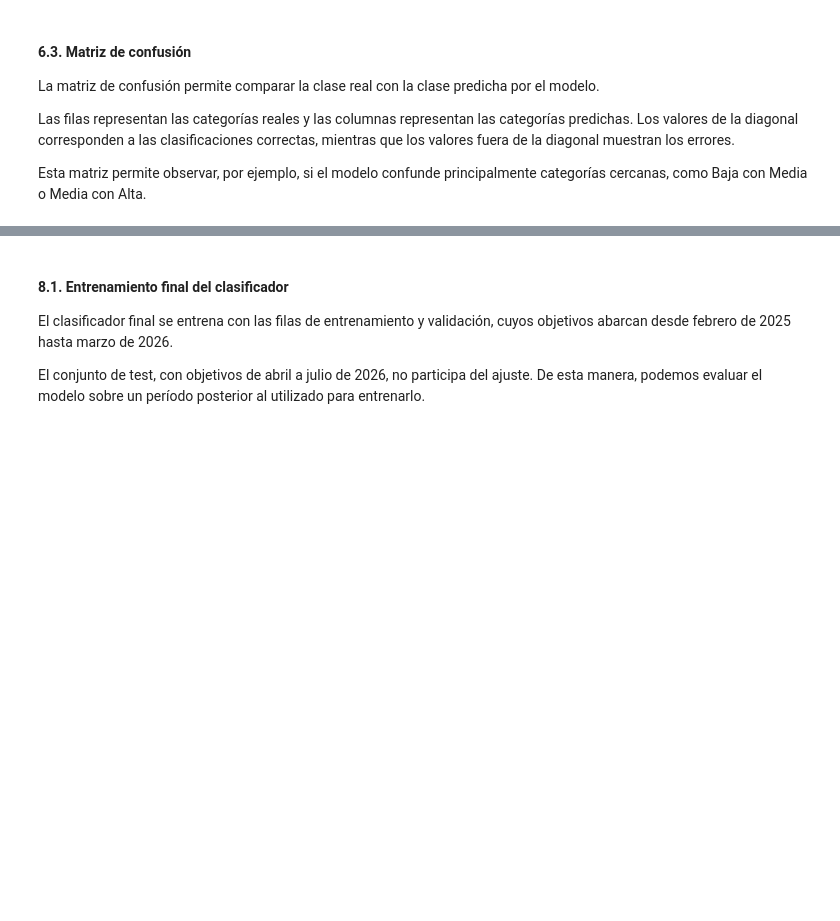
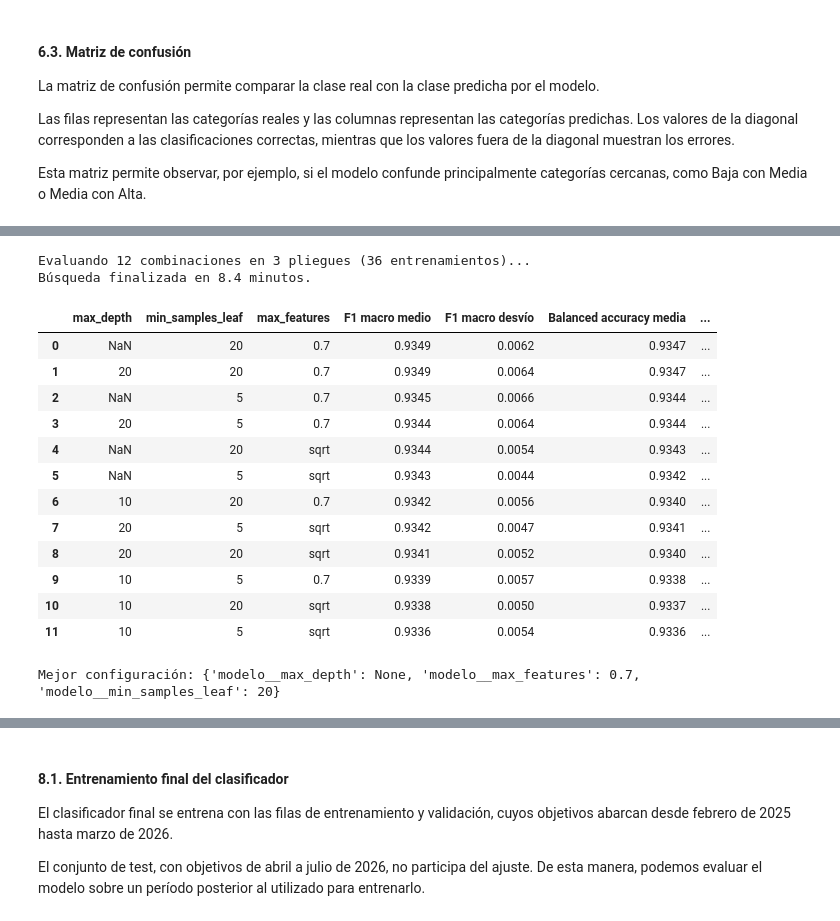
Before and after one commit to alexParedes027/oil-production-prediction, a Jupyter notebook: notebooks/05_modelado_clasificacion.ipynb, the cells around one changed output, grey strips where cells are left out. Drawn from its saved outputs; the diff is of its cells as text; code cells hidden in the pictures; blank space fills up the shorter version.

```diff
--- a/notebooks/05_modelado_clasificacion.ipynb
+++ b/notebooks/05_modelado_clasificacion.ipynb
@@ -761,0 +785,69 @@ Finalizado RF candidato.
+# %%
+import time
+
+from sklearn.model_selection import GridSearchCV
+
+grilla_clasificacion = {
+    "modelo__max_depth": [None, 20, 10],
+    "modelo__min_samples_leaf": [5, 20],
+    "modelo__max_features": [0.7, "sqrt"],
+}
+
+busqueda_clasificacion = GridSearchCV(
+    estimator=clone(modelo_clasificacion),
+    param_grid=grilla_clasificacion,
+    scoring={
+        "balanced_accuracy": "balanced_accuracy",
+        "f1_macro": "f1_macro",
+    },
+    refit="f1_macro",
+    cv=pliegues_cv,
+    # El Random Forest ya usa todos los núcleos (n_jobs=-1).
+    n_jobs=1,
+    return_train_score=False,
+)
+
+cantidad_combinaciones = int(np.prod([len(valores) for valores in grilla_clasificacion.values()]))
+print(
+    f"Evaluando {cantidad_combinaciones} combinaciones en {len(pliegues_cv)} pliegues "
+    f"({cantidad_combinaciones * len(pliegues_cv)} entrenamientos)...",
+    flush=True,
+)
+
+inicio_busqueda = time.time()
+busqueda_clasificacion.fit(X_train, y_train)
+print(f"Búsqueda finalizada en {(time.time() - inicio_busqueda) / 60:.1f} minutos.")
+
+resultados_busqueda = pd.DataFrame(busqueda_clasificacion.cv_results_)
+
+tabla_busqueda = pd.DataFrame({
+    "max_depth": resultados_busqueda["param_modelo__max_depth"].astype(str),
+    "min_samples_leaf": resultados_busqueda["param_modelo__min_samples_leaf"],
+    "max_features": resultados_busqueda["param_modelo__max_features"].astype(str),
+    "F1 macro medio": resultados_busqueda["mean_test_f1_macro"],
+    "F1 macro desvío": resultados_busqueda["std_test_f1_macro"],
+    "Balanced accuracy media": resultados_busqueda["mean_test_balanced_accuracy"],
+    "Ranking F1": resultados_busqueda["rank_test_f1_macro"],
+}).sort_values("Ranking F1")
+
+display(tabla_busqueda.round(4).reset_index(drop=True))
+
+mejores_parametros = busqueda_clasificacion.best_params_
+print("Mejor configuración:", mejores_parametros)
+# %% [output]
+Evaluando 12 combinaciones en 3 pliegues (36 entrenamientos)...
+Búsqueda finalizada en 8.4 minutos.
+|  | max_depth | min_samples_leaf | max_features | F1 macro medio | F1 macro desvío | Balanced accuracy media | ... |
+| 0 | NaN | 20 | 0.7 | 0.9349 | 0.0062 | 0.9347 | ... |
+| 1 | 20 | 20 | 0.7 | 0.9349 | 0.0064 | 0.9347 | ... |
+| 2 | NaN | 5 | 0.7 | 0.9345 | 0.0066 | 0.9344 | ... |
+| 3 | 20 | 5 | 0.7 | 0.9344 | 0.0064 | 0.9344 | ... |
+| 4 | NaN | 20 | sqrt | 0.9344 | 0.0054 | 0.9343 | ... |
+| 5 | NaN | 5 | sqrt | 0.9343 | 0.0044 | 0.9342 | ... |
+| 6 | 10 | 20 | 0.7 | 0.9342 | 0.0056 | 0.9340 | ... |
+| 7 | 20 | 5 | sqrt | 0.9342 | 0.0047 | 0.9341 | ... |
+| 8 | 20 | 20 | sqrt | 0.9341 | 0.0052 | 0.9340 | ... |
+| 9 | 10 | 5 | 0.7 | 0.9339 | 0.0057 | 0.9338 | ... |
+| 10 | 10 | 20 | sqrt | 0.9338 | 0.0050 | 0.9337 | ... |
+| 11 | 10 | 5 | sqrt | 0.9336 | 0.0054 | 0.9336 | ... |
+Mejor configuración: {'modelo__max_depth': None, 'modelo__max_features': 0.7, 'modelo__min_samples_leaf': 20}
```
Also changed, not shown: parts of 25 cells of this notebook.
